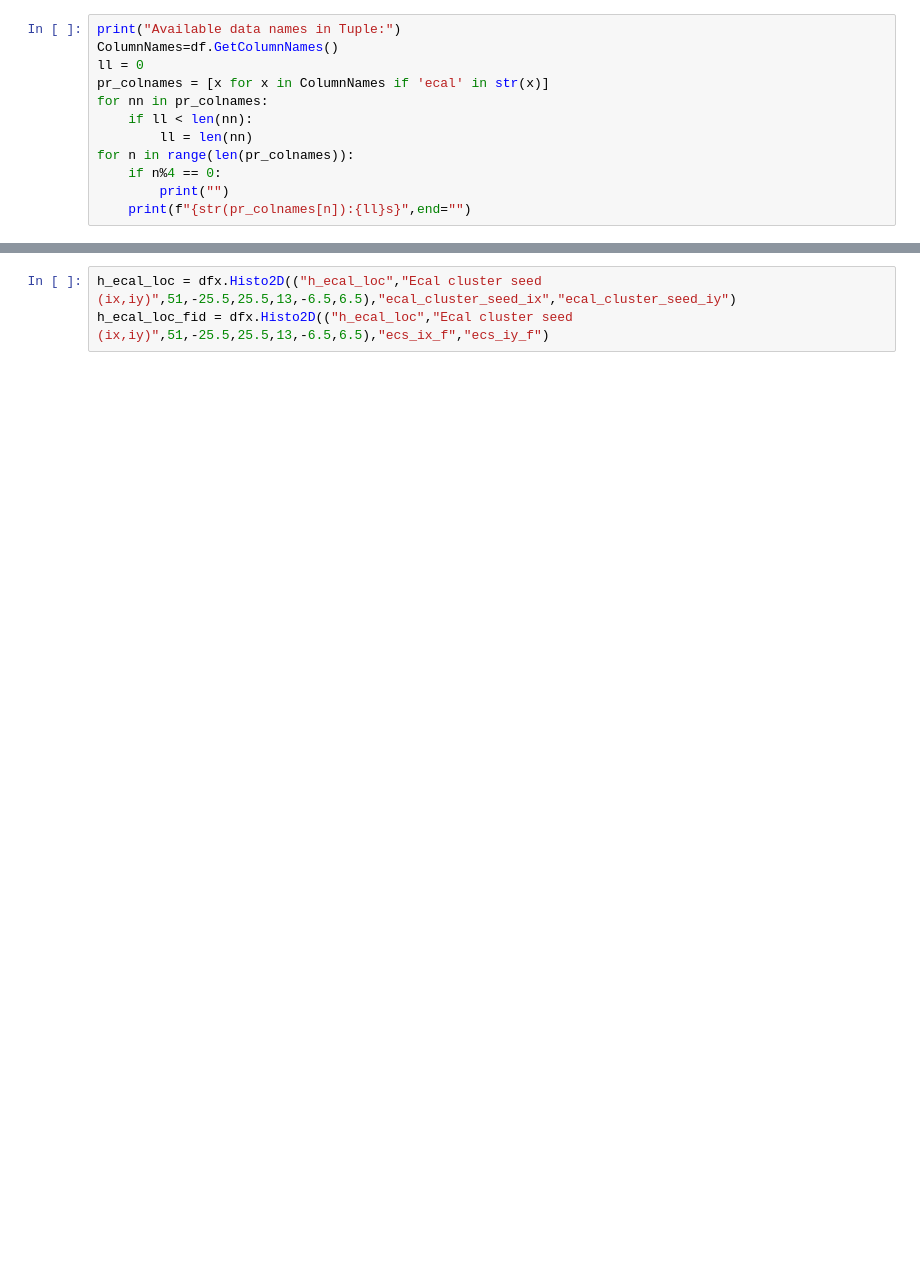
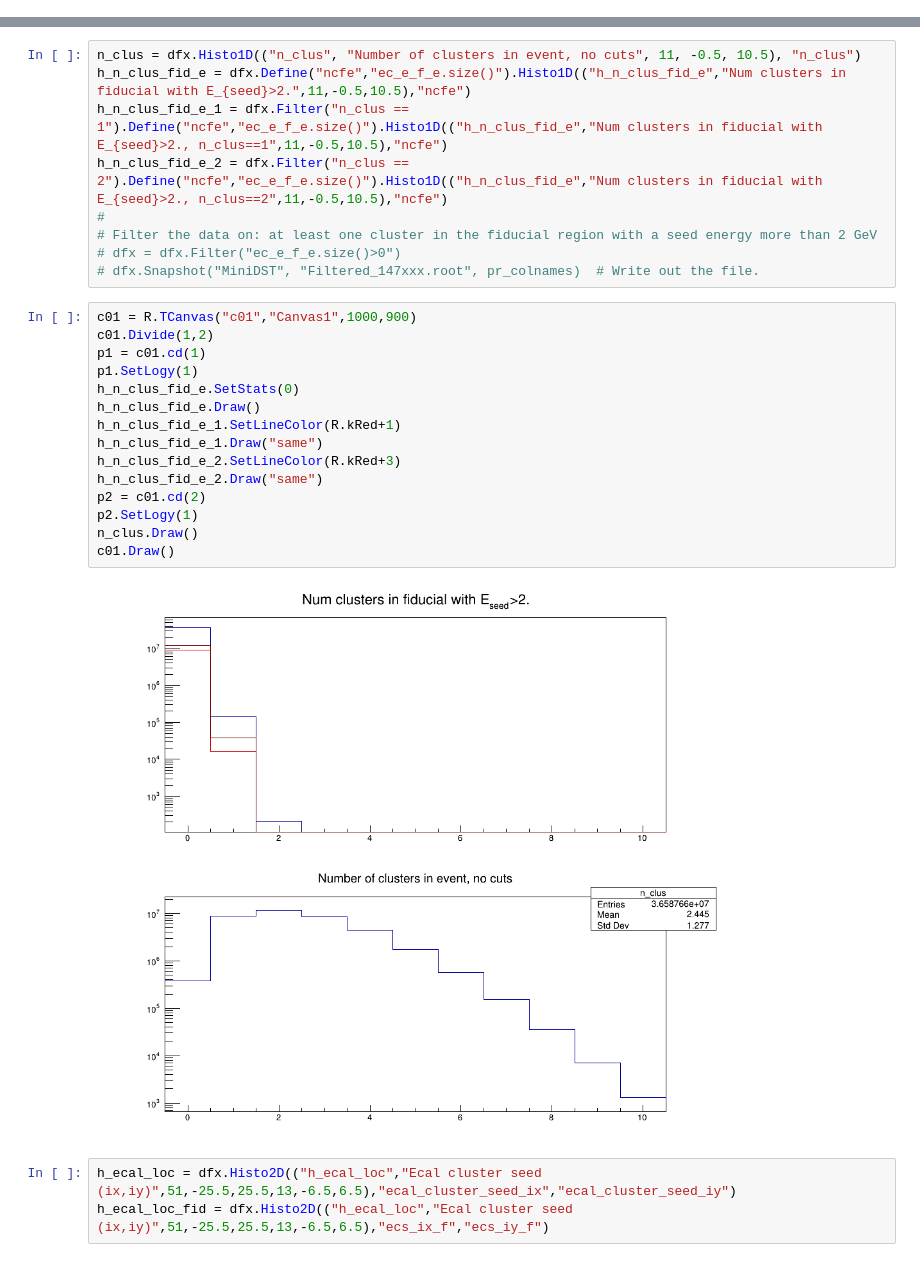
Before and after one commit to mholtrop/Analysis, a Jupyter notebook: PhysRun2021/FEE.ipynb, the cells around one changed output, grey strips where cells are left out. Cells and saved outputs as stored; diff of their text form; blank space fills up the shorter version.

Commit message:
Updates. Add an EcalInspector

```diff
--- a/PhysRun2021/FEE.ipynb
+++ b/PhysRun2021/FEE.ipynb
@@ -42,12 +64,0 @@ Loaded 36,587,663 events (3.66e+07)
-# %%
-print("Available data names in Tuple:")
-ColumnNames=df.GetColumnNames()
-ll = 0
-pr_colnames = [x for x in ColumnNames if 'ecal' in str(x)]
-for nn in pr_colnames:
-    if ll < len(nn):
-        ll = len(nn)
-for n in range(len(pr_colnames)):
-    if n%4 == 0:
-        print("")
-    print(f"{str(pr_colnames[n]):{ll}s}",end="")
@@ -139,3 +233,29 @@ dfx = dfx.Define("ec_e_f","""
+# %%
+n_clus = dfx.Histo1D(("n_clus", "Number of clusters in event, no cuts", 11, -0.5, 10.5), "n_clus")
+h_n_clus_fid_e = dfx.Define("ncfe","ec_e_f_e.size()").Histo1D(("h_n_clus_fid_e","Num clusters in fiducial with E_{seed}>2.",11,-0.5,10.5),"ncfe")
+h_n_clus_fid_e_1 = dfx.Filter("n_clus == 1").Define("ncfe","ec_e_f_e.size()").Histo1D(("h_n_clus_fid_e","Num clusters in fiducial with E_{seed}>2., n_clus==1",11,-0.5,10.5),"ncfe")
+h_n_clus_fid_e_2 = dfx.Filter("n_clus == 2").Define("ncfe","ec_e_f_e.size()").Histo1D(("h_n_clus_fid_e","Num clusters in fiducial with E_{seed}>2., n_clus==2",11,-0.5,10.5),"ncfe")
+#
+# Filter the data on: at least one cluster in the fiducial region with a seed energy more than 2 GeV
+# dfx = dfx.Filter("ec_e_f_e.size()>0")
+# dfx.Snapshot("MiniDST", "Filtered_147xxx.root", pr_colnames)  # Write out the file.
+# %%
+c01 = R.TCanvas("c01","Canvas1",1000,900)
+c01.Divide(1,2)
+p1 = c01.cd(1)
+p1.SetLogy(1)
+h_n_clus_fid_e.SetStats(0)
+h_n_clus_fid_e.Draw()
+h_n_clus_fid_e_1.SetLineColor(R.kRed+1)
+h_n_clus_fid_e_1.Draw("same")
+h_n_clus_fid_e_2.SetLineColor(R.kRed+3)
+h_n_clus_fid_e_2.Draw("same")
+p2 = c01.cd(2)
+p2.SetLogy(1)
+n_clus.Draw()
+c01.Draw()
+# %% [output]
+[figure, added]
 # %%
 h_ecal_loc = dfx.Histo2D(("h_ecal_loc","Ecal cluster seed (ix,iy)",51,-25.5,25.5,13,-6.5,6.5),"ecal_cluster_seed_ix","ecal_cluster_seed_iy")
 h_ecal_loc_fid = dfx.Histo2D(("h_ecal_loc","Ecal cluster seed (ix,iy)",51,-25.5,25.5,13,-6.5,6.5),"ecs_ix_f","ecs_iy_f")
```
Also changed, not shown: parts of 25 cells of this notebook, 3 other files.
